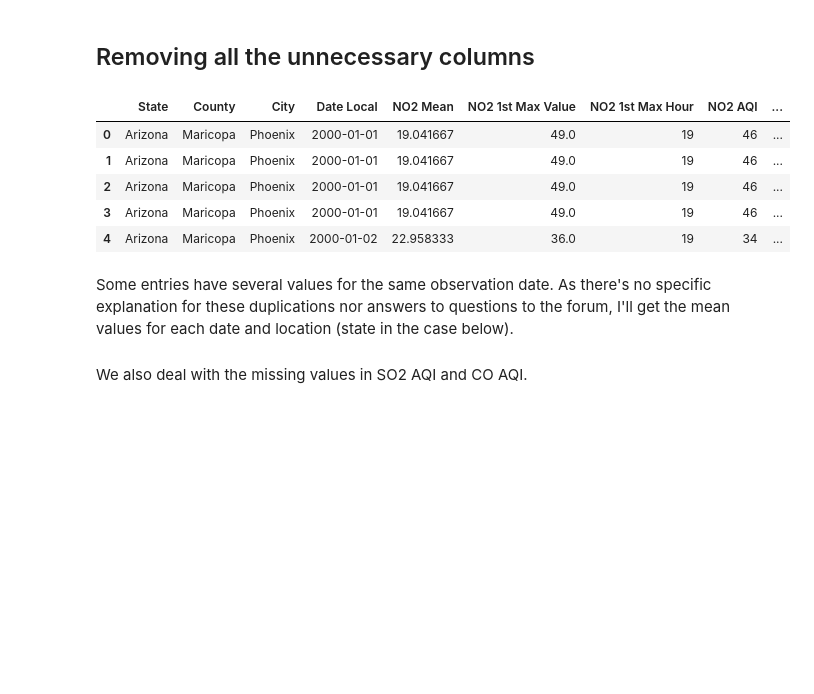
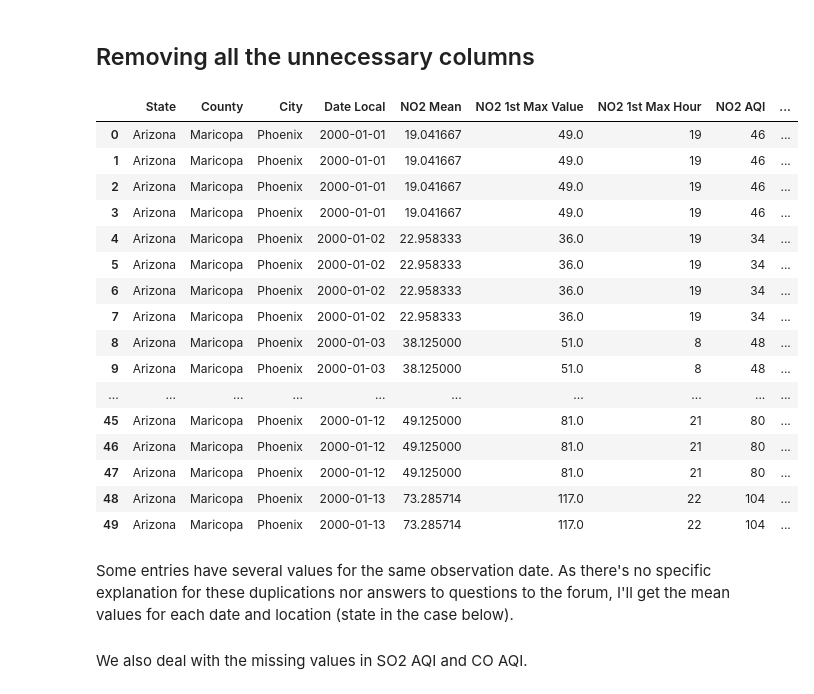
Before and after one commit to Poliaboy/GreenAi-Project-S7, a Jupyter notebook: project_notebook.ipynb, the cells around one changed output. Saved outputs shown, nothing was run; the diff lists cells and outputs as text; code cells hidden in the pictures; blank space fills up the shorter version.

```diff
--- a/project_notebook.ipynb
+++ b/project_notebook.ipynb
@@ -132,14 +132,25 @@ dtype: int64
 ## Removing all the unnecessary columns
 # %%
 poll = poll.drop(['Unnamed: 0','State Code','County Code','Site Num','Address','NO2 Units','O3 Units','SO2 Units','CO Units'],axis=1)
-poll.head()
+poll.head(50)
 # %% [output]
 |  | State | County | City | Date Local | NO2 Mean | NO2 1st Max Value | NO2 1st Max Hour | NO2 AQI | ... |
 | 0 | Arizona | Maricopa | Phoenix | 2000-01-01 | 19.041667 | 49.0 | 19 | 46 | ... |
 | 1 | Arizona | Maricopa | Phoenix | 2000-01-01 | 19.041667 | 49.0 | 19 | 46 | ... |
 | 2 | Arizona | Maricopa | Phoenix | 2000-01-01 | 19.041667 | 49.0 | 19 | 46 | ... |
 | 3 | Arizona | Maricopa | Phoenix | 2000-01-01 | 19.041667 | 49.0 | 19 | 46 | ... |
 | 4 | Arizona | Maricopa | Phoenix | 2000-01-02 | 22.958333 | 36.0 | 19 | 34 | ... |
+| 5 | Arizona | Maricopa | Phoenix | 2000-01-02 | 22.958333 | 36.0 | 19 | 34 | ... |
+| 6 | Arizona | Maricopa | Phoenix | 2000-01-02 | 22.958333 | 36.0 | 19 | 34 | ... |
+| 7 | Arizona | Maricopa | Phoenix | 2000-01-02 | 22.958333 | 36.0 | 19 | 34 | ... |
+| 8 | Arizona | Maricopa | Phoenix | 2000-01-03 | 38.125000 | 51.0 | 8 | 48 | ... |
+| 9 | Arizona | Maricopa | Phoenix | 2000-01-03 | 38.125000 | 51.0 | 8 | 48 | ... |
+| ... | ... | ... | ... | ... | ... | ... | ... | ... | ... |
+| 45 | Arizona | Maricopa | Phoenix | 2000-01-12 | 49.125000 | 81.0 | 21 | 80 | ... |
+| 46 | Arizona | Maricopa | Phoenix | 2000-01-12 | 49.125000 | 81.0 | 21 | 80 | ... |
+| 47 | Arizona | Maricopa | Phoenix | 2000-01-12 | 49.125000 | 81.0 | 21 | 80 | ... |
+| 48 | Arizona | Maricopa | Phoenix | 2000-01-13 | 73.285714 | 117.0 | 22 | 104 | ... |
+| 49 | Arizona | Maricopa | Phoenix | 2000-01-13 | 73.285714 | 117.0 | 22 | 104 | ... |
 # %% [markdown]
 Some entries have several values for the same observation date. As there's no specific explanation for these duplications nor answers to questions to the forum, I'll get the mean values for each date and location (state in the case below).
 #
```
Also changed, not shown: 7 other files.
